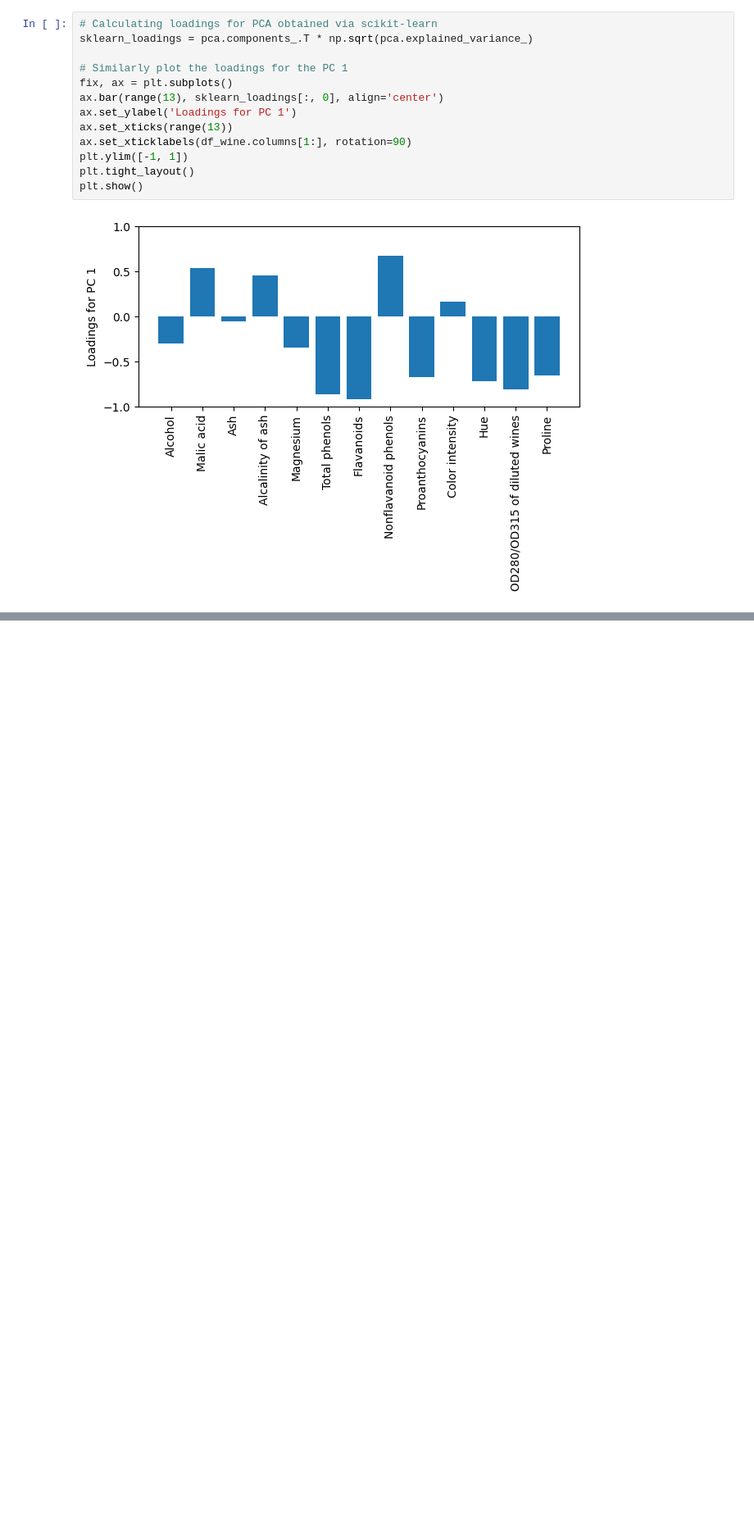
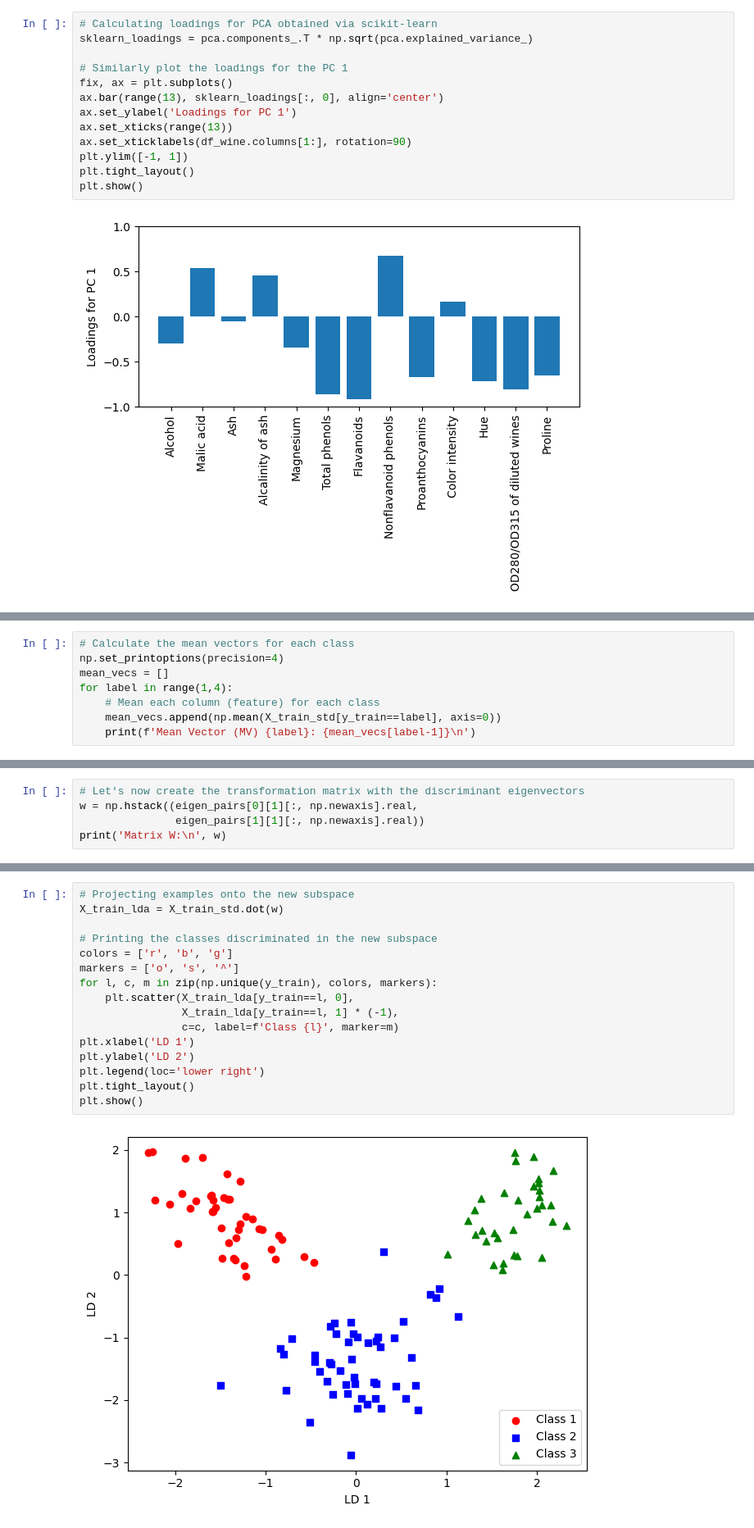
Before and after one commit to schmittjoaopedro/neural-networks, a Jupyter notebook: ml-pytorch-book/ch5-datacompression/main.ipynb, the cells around one changed output, grey strips where cells are left out. Shown at 82% size. Cells and saved outputs as stored; diff of their text form; blank space fills up the shorter version.

```diff
--- a/ml-pytorch-book/ch5-datacompression/main.ipynb
+++ b/ml-pytorch-book/ch5-datacompression/main.ipynb
@@ -186,0 +199,8 @@ plt.show()
+# %%
+# Calculate the mean vectors for each class
+np.set_printoptions(precision=4)
+mean_vecs = []
+for label in range(1,4):
+    # Mean each column (feature) for each class
+    mean_vecs.append(np.mean(X_train_std[y_train==label], axis=0))
+    print(f'Mean Vector (MV) {label}: {mean_vecs[label-1]}\n')
@@ -186,0 +307,5 @@ plt.show()
+# %%
+# Let's now create the transformation matrix with the discriminant eigenvectors
+w = np.hstack((eigen_pairs[0][1][:, np.newaxis].real,
+               eigen_pairs[1][1][:, np.newaxis].real))
+print('Matrix W:\n', w)
@@ -186,0 +327,18 @@ plt.show()
+# %%
+# Projecting examples onto the new subspace
+X_train_lda = X_train_std.dot(w)
+
+# Printing the classes discriminated in the new subspace
+colors = ['r', 'b', 'g']
+markers = ['o', 's', '^']
+for l, c, m in zip(np.unique(y_train), colors, markers):
+    plt.scatter(X_train_lda[y_train==l, 0],
+                X_train_lda[y_train==l, 1] * (-1),
+                c=c, label=f'Class {l}', marker=m)
+plt.xlabel('LD 1')
+plt.ylabel('LD 2')
+plt.legend(loc='lower right')
+plt.tight_layout()
+plt.show()
+# %% [output]
+[figure, added]
```
Also changed, not shown: parts of 18 cells of this notebook.
